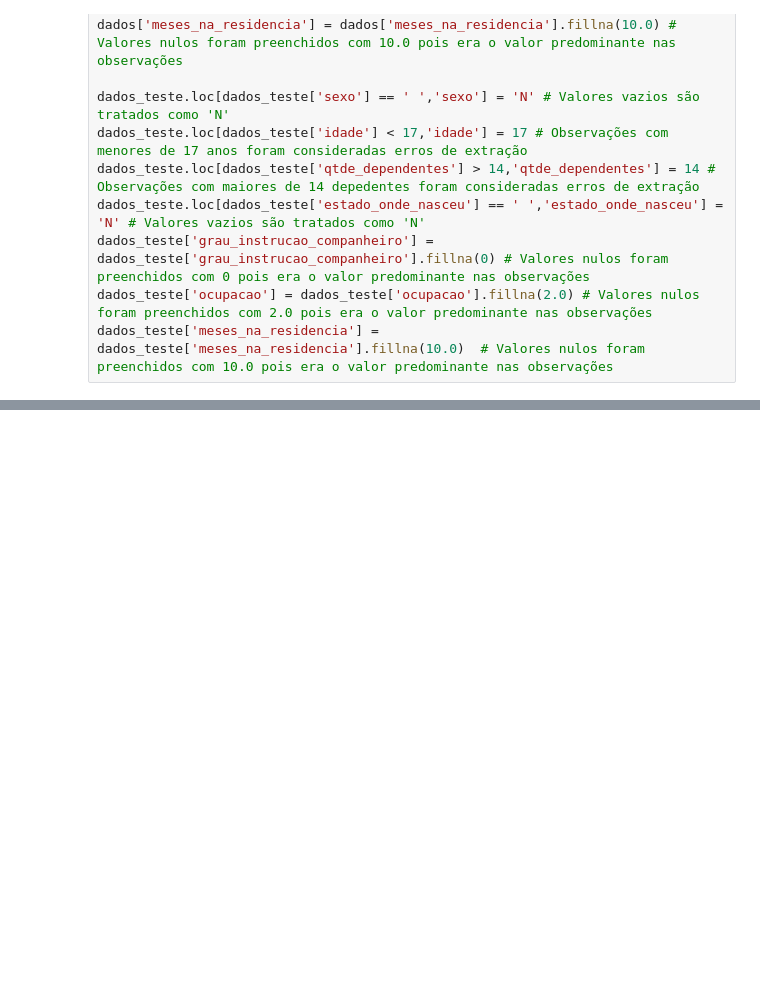
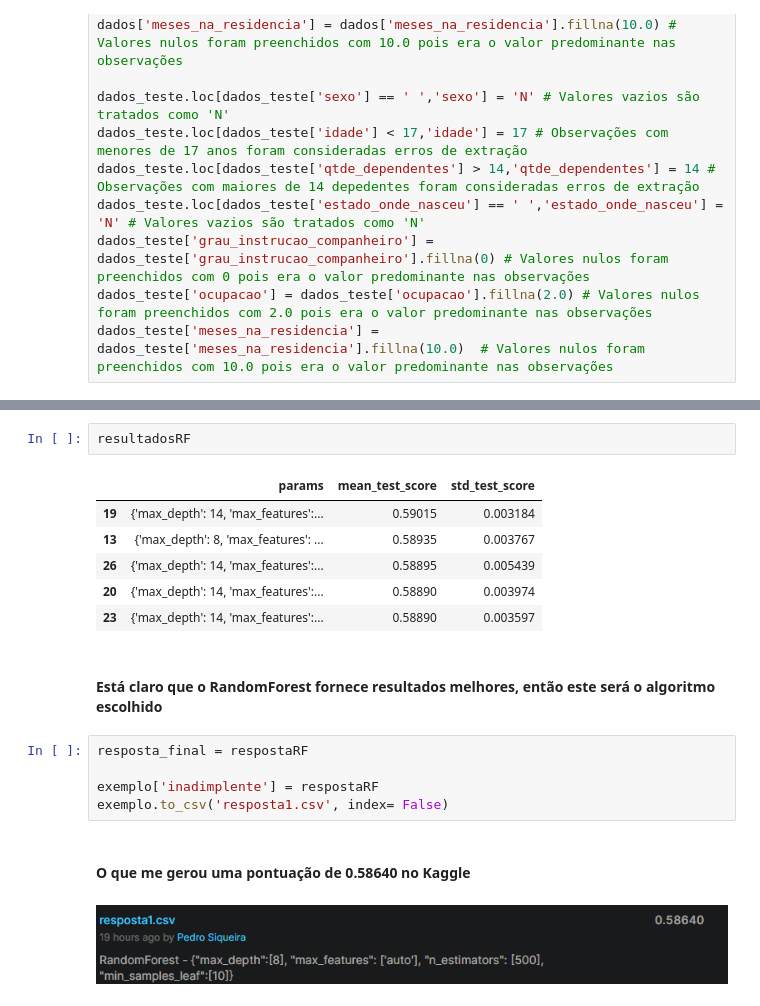
Before and after one commit to PedroSiqueira1/Aprovacao-de-Credito-ML, a Jupyter notebook: Trabalho 1.ipynb, the cells around one changed output, grey strips where cells are left out. Drawn from its saved outputs; the diff is of its cells as text; blank space fills up the shorter version.

```diff
--- a/Trabalho 1.ipynb
+++ b/Trabalho 1.ipynb
@@ -79,0 +303,20 @@ dados_teste['meses_na_residencia'] = dados_teste['meses_na_residencia'].fillna(1
+# %%
+resultadosRF
+# %% [output]
+|  | params | mean_test_score | std_test_score |
+| 19 | {'max_depth': 14, 'max_features':... | 0.59015 | 0.003184 |
+| 13 | {'max_depth': 8, 'max_features': ... | 0.58935 | 0.003767 |
+| 26 | {'max_depth': 14, 'max_features':... | 0.58895 | 0.005439 |
+| 20 | {'max_depth': 14, 'max_features':... | 0.58890 | 0.003974 |
+| 23 | {'max_depth': 14, 'max_features':... | 0.58890 | 0.003597 |
+# %% [markdown]
+#### Está claro que o RandomForest fornece resultados melhores, então este será o algoritmo escolhido
+# %%
+resposta_final = respostaRF
+
+exemplo['inadimplente'] = respostaRF
+exemplo.to_csv('resposta1.csv', index= False)
+# %% [markdown]
+#### O que me gerou uma pontuação de 0.58640 no Kaggle
+# %% [markdown]
+![image.png](attachment:image.png)
```
Also changed, not shown: parts of 20 cells of this notebook, 2 other files.
